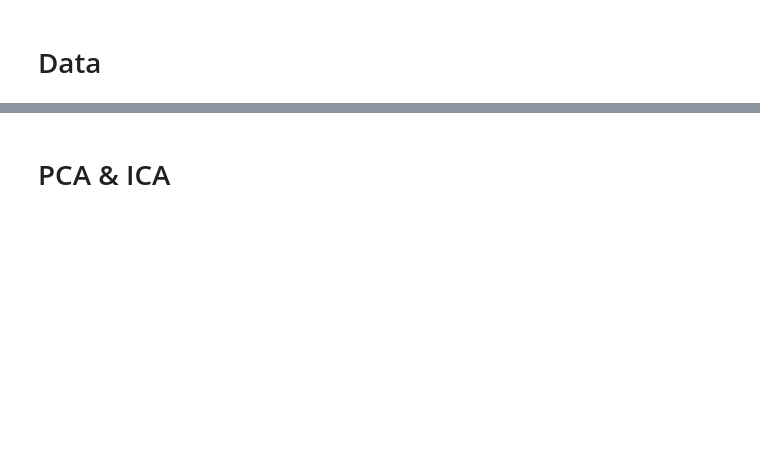
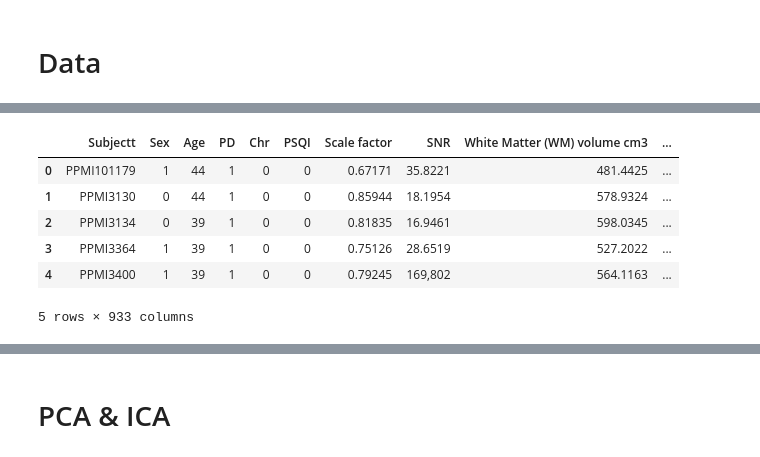
Before and after one commit to Sebarz98/pd_sleep, a Jupyter notebook: PCA&ICA.ipynb, the cells around one changed output, grey strips where cells are left out. Cells and saved outputs as stored; diff of their text form; code cells hidden in the pictures; blank space fills up the shorter version.

```diff
--- a/PCA&ICA.ipynb
+++ b/PCA&ICA.ipynb
@@ -52 +24,16 @@ merged.head()
+# %%
+df=df.replace(to_replace="Male",value="0")
+df=df.replace(to_replace="Female",value="1")
+df=df.replace(to_replace="Nan",value="0")
+df=df.replace(to_replace="EC",value="1")
+df=df.replace(to_replace="LC",value="1")
+df.head()
+# %% [output]
+|  | Subjectt | Sex | Age | PD | Chr | PSQI | Scale factor | SNR | White Matter (WM) volume cm3 | ... |
+| 0 | PPMI101179 | 1 | 44 | 1 | 0 | 0 | 0.67171 | 35.8221 | 481.4425 | ... |
+| 1 | PPMI3130 | 0 | 44 | 1 | 0 | 0 | 0.85944 | 18.1954 | 578.9324 | ... |
+| 2 | PPMI3134 | 0 | 39 | 1 | 0 | 0 | 0.81835 | 16.9461 | 598.0345 | ... |
+| 3 | PPMI3364 | 1 | 39 | 1 | 0 | 0 | 0.75126 | 28.6519 | 527.2022 | ... |
+| 4 | PPMI3400 | 1 | 39 | 1 | 0 | 0 | 0.79245 | 169,802 | 564.1163 | ... |
+5 rows × 933 columns
 # %%
```
Also changed, not shown: parts of 19 cells of this notebook.
